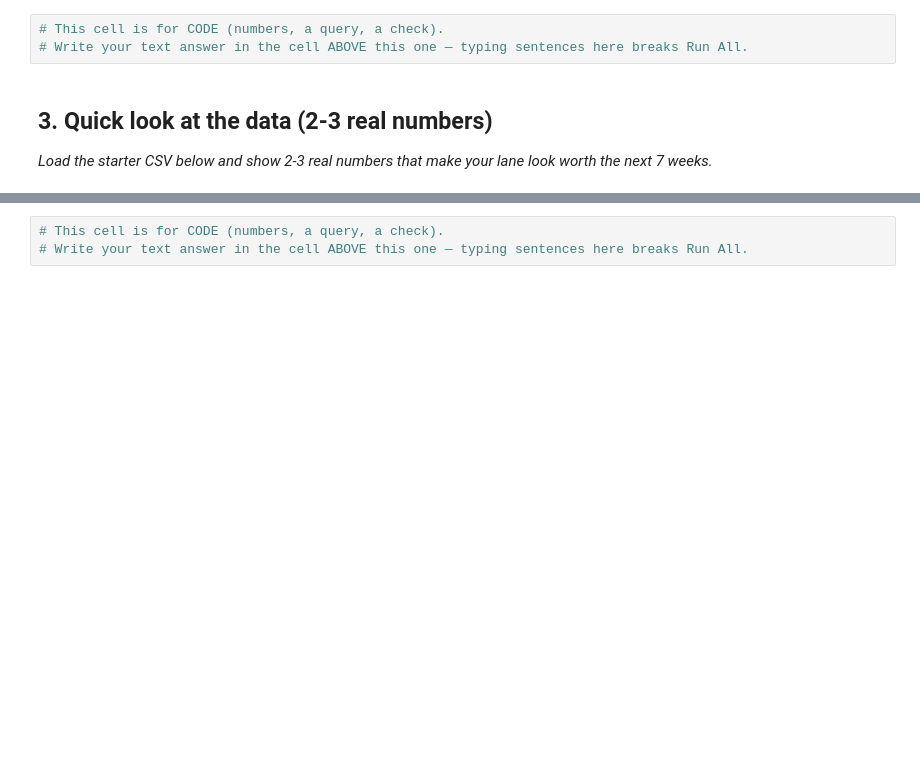
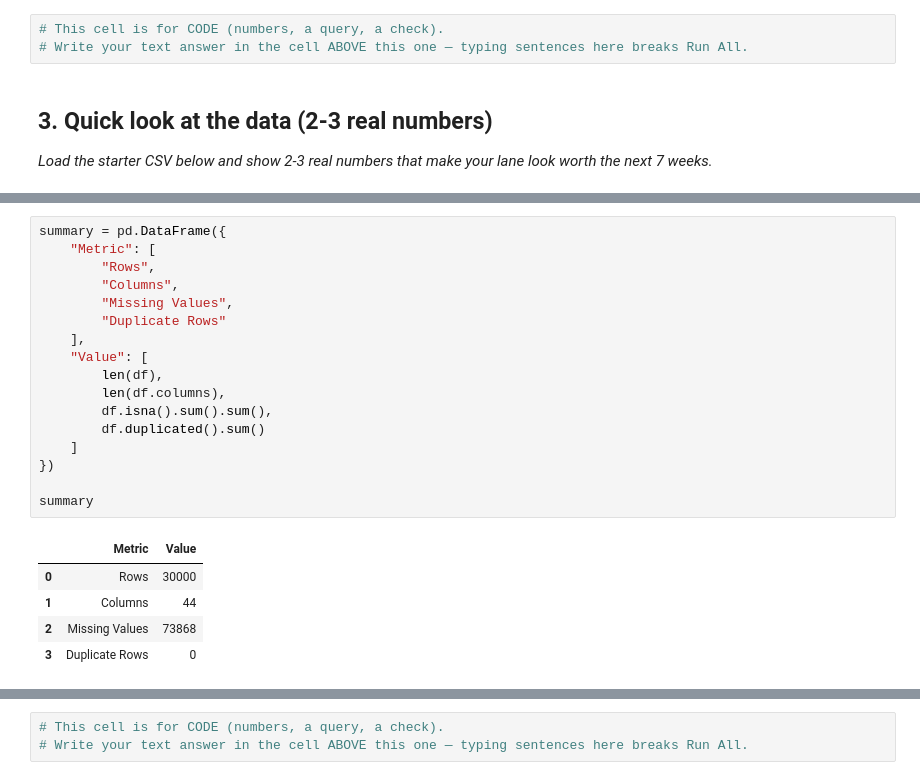
Before and after one commit to Zezo-Elkafoury/Flyrank-internship-assignment-1, a Jupyter notebook: work/notebooks/w01_research_question.ipynb, the cells around one changed output, grey strips where cells are left out. Drawn from its saved outputs; the diff is of its cells as text; blank space fills up the shorter version.

```diff
--- a/work/notebooks/w01_research_question.ipynb
+++ b/work/notebooks/w01_research_question.ipynb
@@ -33,0 +50,23 @@ This skeleton is yours to fill. Work the sections **in order** — each one has
+# %%
+summary = pd.DataFrame({
+    "Metric": [
+        "Rows",
+        "Columns",
+        "Missing Values",
+        "Duplicate Rows"
+    ],
+    "Value": [
+        len(df),
+        len(df.columns),
+        df.isna().sum().sum(),
+        df.duplicated().sum()
+    ]
+})
+
+summary
+# %% [output]
+|  | Metric | Value |
+| 0 | Rows | 30000 |
+| 1 | Columns | 44 |
+| 2 | Missing Values | 73868 |
+| 3 | Duplicate Rows | 0 |
```
Also changed, not shown: parts of 12 cells of this notebook.
